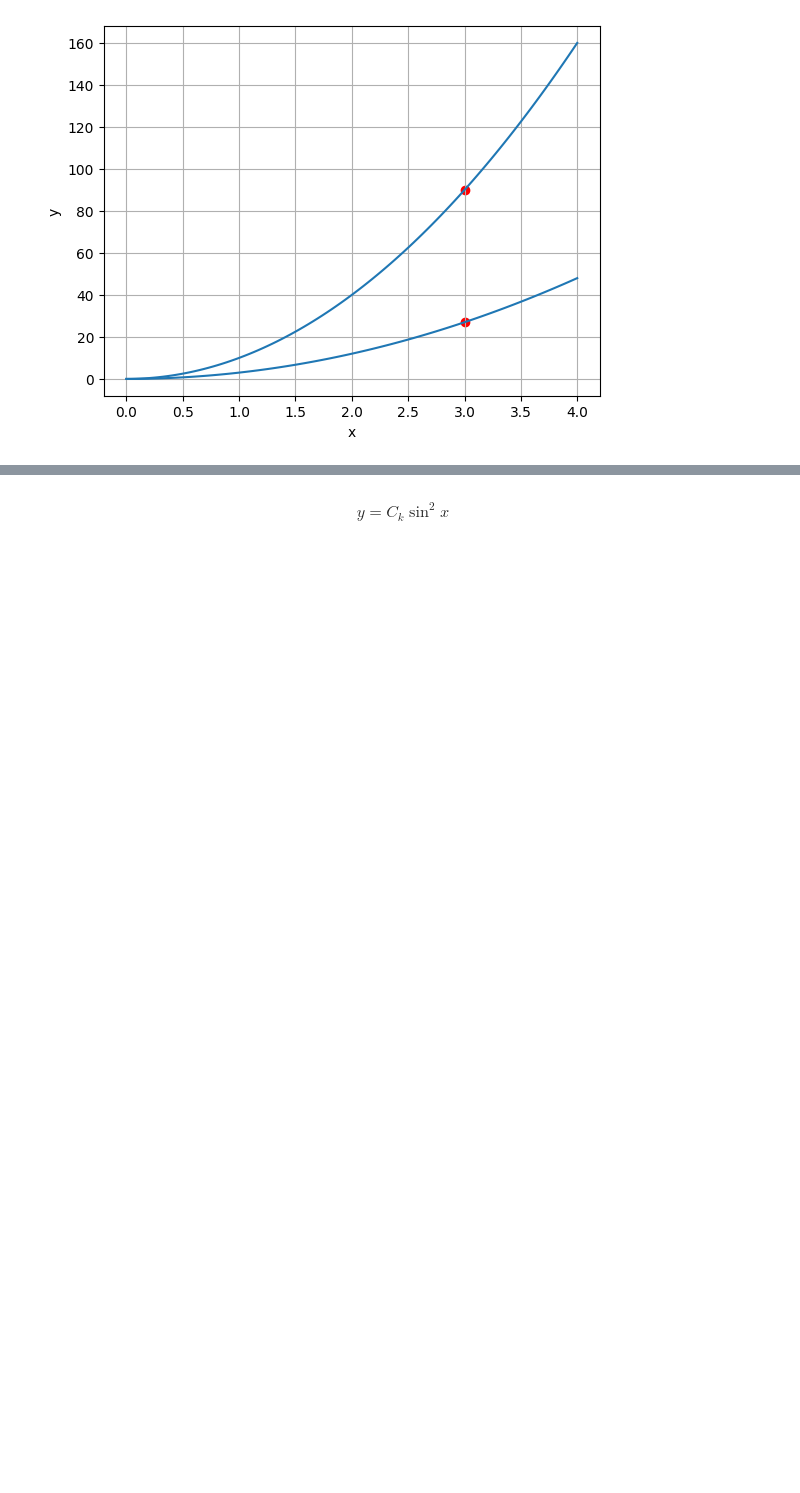
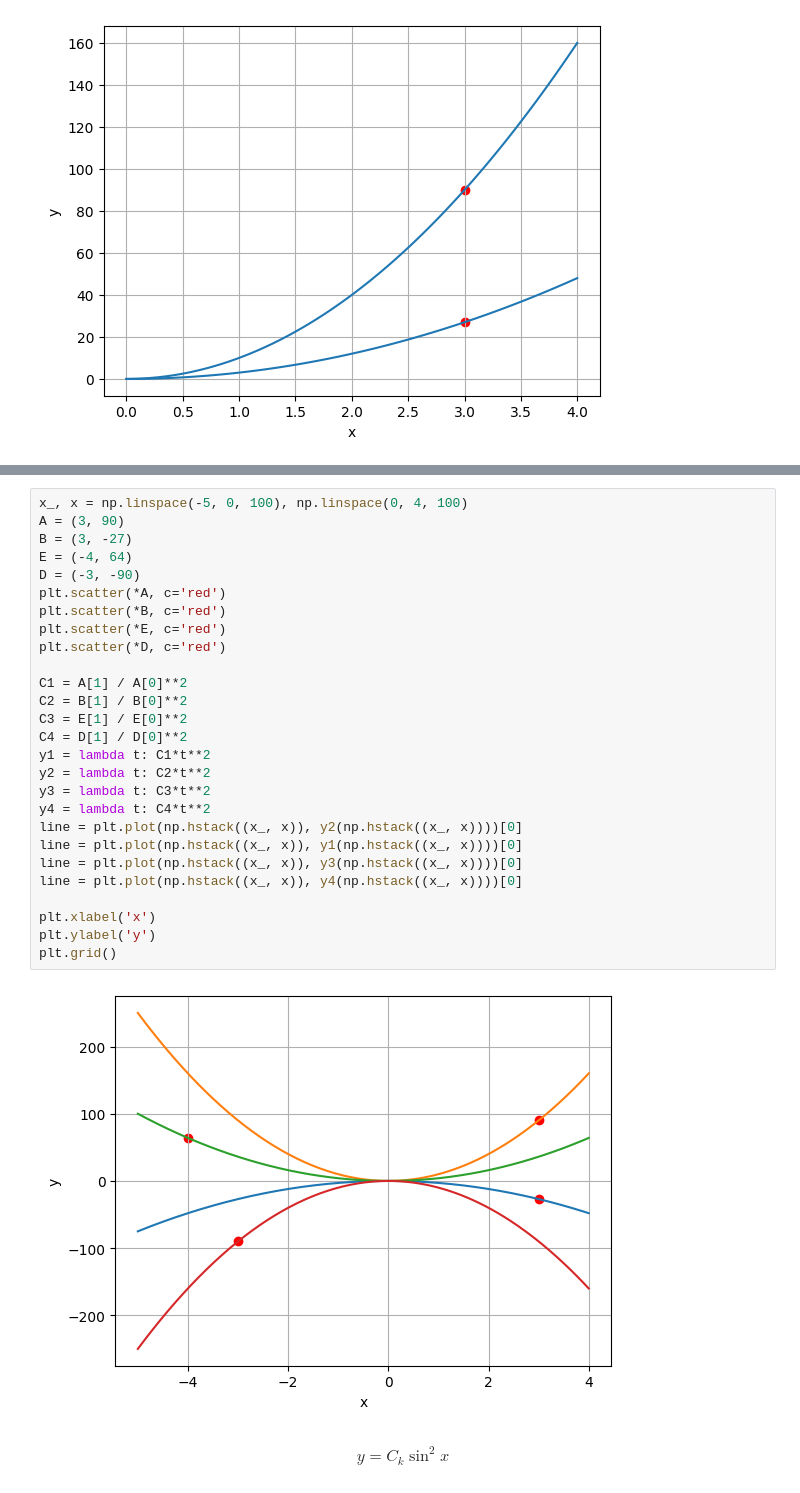
Before and after one commit to hosboglot/diplom, a Jupyter notebook: showcase.ipynb, the cells around one changed output, grey strips where cells are left out. Cells and saved outputs as stored; diff of their text form; blank space fills up the shorter version.

```diff
--- a/showcase.ipynb
+++ b/showcase.ipynb
@@ -161,3 +180,32 @@ plt.grid()
+# %%
+x_, x = np.linspace(-5, 0, 100), np.linspace(0, 4, 100)
+A = (3, 90)
+B = (3, -27)
+E = (-4, 64)
+D = (-3, -90)
+plt.scatter(*A, c='red')
+plt.scatter(*B, c='red')
+plt.scatter(*E, c='red')
+plt.scatter(*D, c='red')
+
+C1 = A[1] / A[0]**2
+C2 = B[1] / B[0]**2
+C3 = E[1] / E[0]**2
+C4 = D[1] / D[0]**2
+y1 = lambda t: C1*t**2
+y2 = lambda t: C2*t**2
+y3 = lambda t: C3*t**2
+y4 = lambda t: C4*t**2
+line = plt.plot(np.hstack((x_, x)), y2(np.hstack((x_, x))))[0]
+line = plt.plot(np.hstack((x_, x)), y1(np.hstack((x_, x))))[0]
+line = plt.plot(np.hstack((x_, x)), y3(np.hstack((x_, x))))[0]
+line = plt.plot(np.hstack((x_, x)), y4(np.hstack((x_, x))))[0]
+
+plt.xlabel('x')
+plt.ylabel('y')
+plt.grid()
+# %% [output]
+[figure, added]
 # %% [markdown]
 $$
     y = C_k \sin^2 x
```
Also changed, not shown: parts of 1 cell of this notebook.
